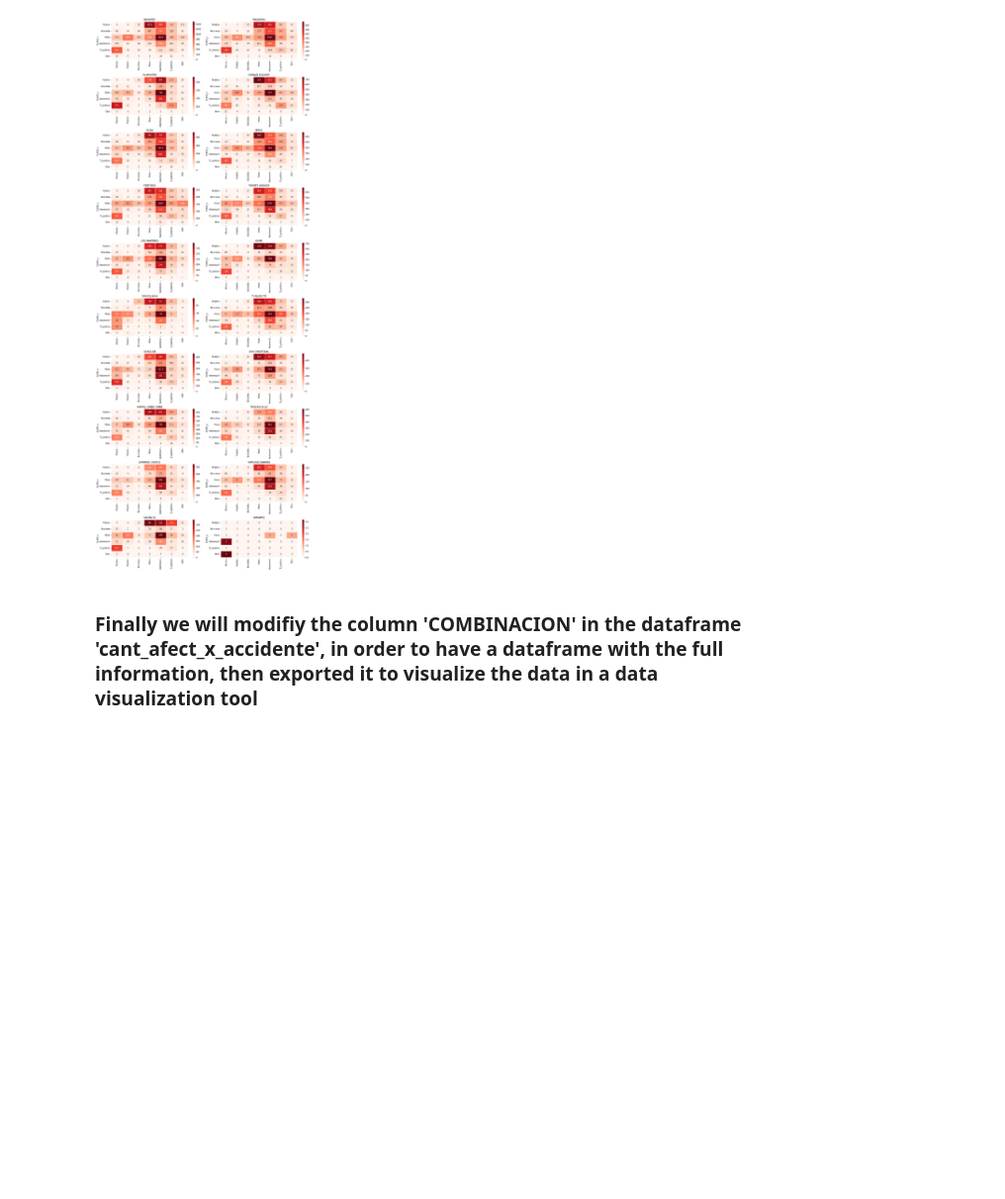
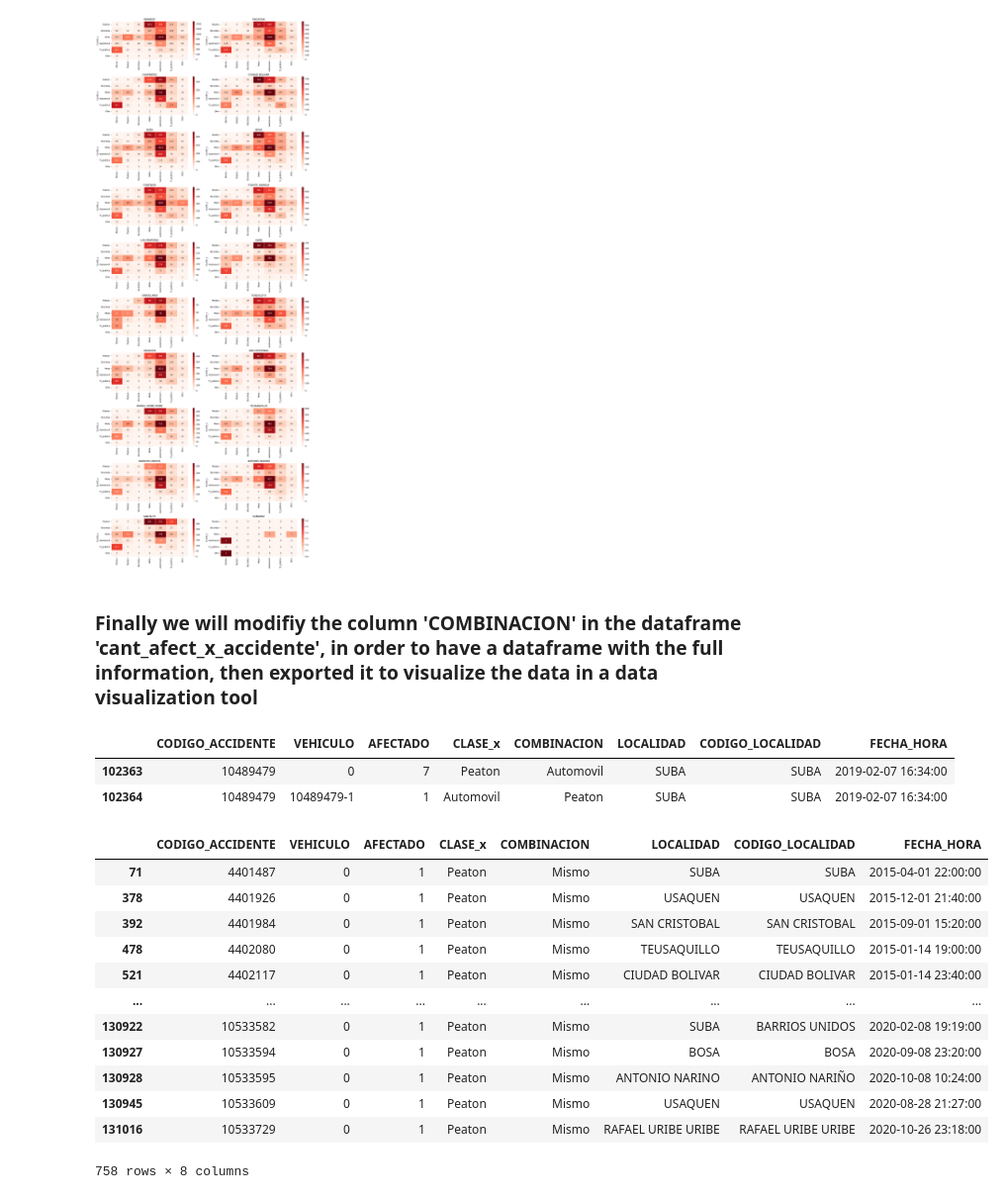
Before and after one commit to Cdev02/accidentes_bogota, a Jupyter notebook: notebooks/casualties_matrix.ipynb, the cells around one changed output. Shown at 99% size. Saved outputs shown, nothing was run; the diff lists cells and outputs as text; code cells hidden in the pictures; blank space fills up the shorter version.

```diff
--- a/notebooks/casualties_matrix.ipynb
+++ b/notebooks/casualties_matrix.ipynb
@@ -364,5 +346,27 @@ cant_afect_x_accidente = cant_afect_x_accidente[cant_afect_x_accidente['COMBINAC
 cant_afect_x_accidente['COMBINACION'] = np.vectorize(delete_vehicle_type)(cant_afect_x_accidente['COMBINACION'],cant_afect_x_accidente['CLASE_x'])
 
 cant_afect_x_accidente.loc[cant_afect_x_accidente['COMBINACION'] == '','COMBINACION'] = 'Mismo'
+# %%
+cant_afect_x_accidente[cant_afect_x_accidente['CODIGO_ACCIDENTE']==10489479]
+# %% [output]
+|  | CODIGO_ACCIDENTE | VEHICULO | AFECTADO | CLASE_x | COMBINACION | LOCALIDAD | CODIGO_LOCALIDAD | FECHA_HORA |
+| 102363 | 10489479 | 0 | 7 | Peaton | Automovil | SUBA | SUBA | 2019-02-07 16:34:00 |
+| 102364 | 10489479 | 10489479-1 | 1 | Automovil | Peaton | SUBA | SUBA | 2019-02-07 16:34:00 |
+# %%
+cant_afect_x_accidente[(cant_afect_x_accidente['CLASE_x'] == 'Peaton') & (cant_afect_x_accidente['COMBINACION'] == 'Mismo')]
+# %% [output]
+|  | CODIGO_ACCIDENTE | VEHICULO | AFECTADO | CLASE_x | COMBINACION | LOCALIDAD | CODIGO_LOCALIDAD | FECHA_HORA |
+| 71 | 4401487 | 0 | 1 | Peaton | Mismo | SUBA | SUBA | 2015-04-01 22:00:00 |
+| 378 | 4401926 | 0 | 1 | Peaton | Mismo | USAQUEN | USAQUEN | 2015-12-01 21:40:00 |
+| 392 | 4401984 | 0 | 1 | Peaton | Mismo | SAN CRISTOBAL | SAN CRISTOBAL | 2015-09-01 15:20:00 |
+| 478 | 4402080 | 0 | 1 | Peaton | Mismo | TEUSAQUILLO | TEUSAQUILLO | 2015-01-14 19:00:00 |
+| 521 | 4402117 | 0 | 1 | Peaton | Mismo | CIUDAD BOLIVAR | CIUDAD BOLIVAR | 2015-01-14 23:40:00 |
+| ... | ... | ... | ... | ... | ... | ... | ... | ... |
+| 130922 | 10533582 | 0 | 1 | Peaton | Mismo | SUBA | BARRIOS UNIDOS | 2020-02-08 19:19:00 |
+| 130927 | 10533594 | 0 | 1 | Peaton | Mismo | BOSA | BOSA | 2020-09-08 23:20:00 |
+| 130928 | 10533595 | 0 | 1 | Peaton | Mismo | ANTONIO NARINO | ANTONIO NARIÑO | 2020-10-08 10:24:00 |
+| 130945 | 10533609 | 0 | 1 | Peaton | Mismo | USAQUEN | USAQUEN | 2020-08-28 21:27:00 |
+| 131016 | 10533729 | 0 | 1 | Peaton | Mismo | RAFAEL URIBE URIBE | RAFAEL URIBE URIBE | 2020-10-26 23:18:00 |
+758 rows × 8 columns
 # %%
 cant_afect_x_accidente.to_csv('../data/CSV_georefer/victimas_full_info.csv', encoding='utf-8', index=False)
```
Also changed, not shown: parts of 15 cells of this notebook.
